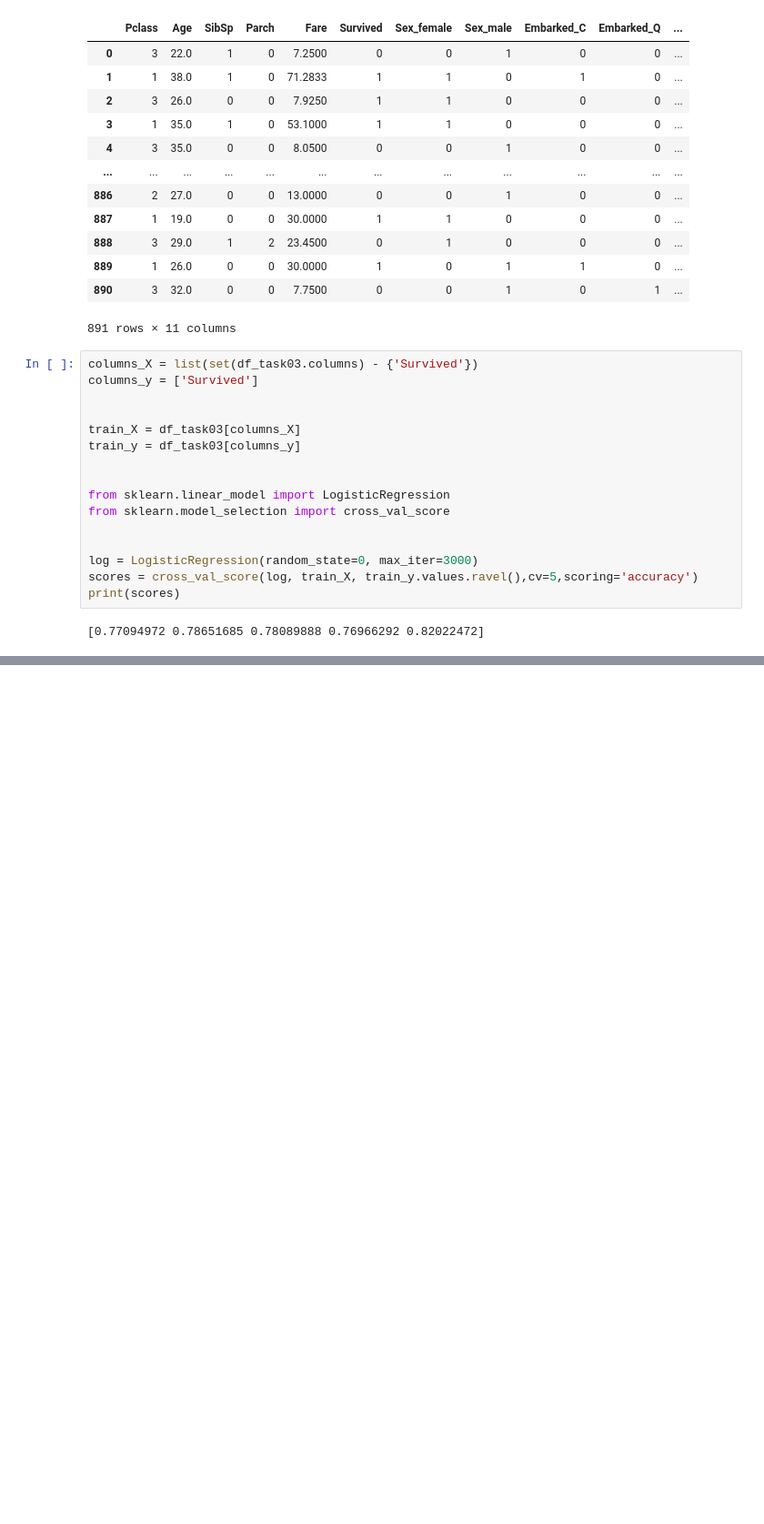
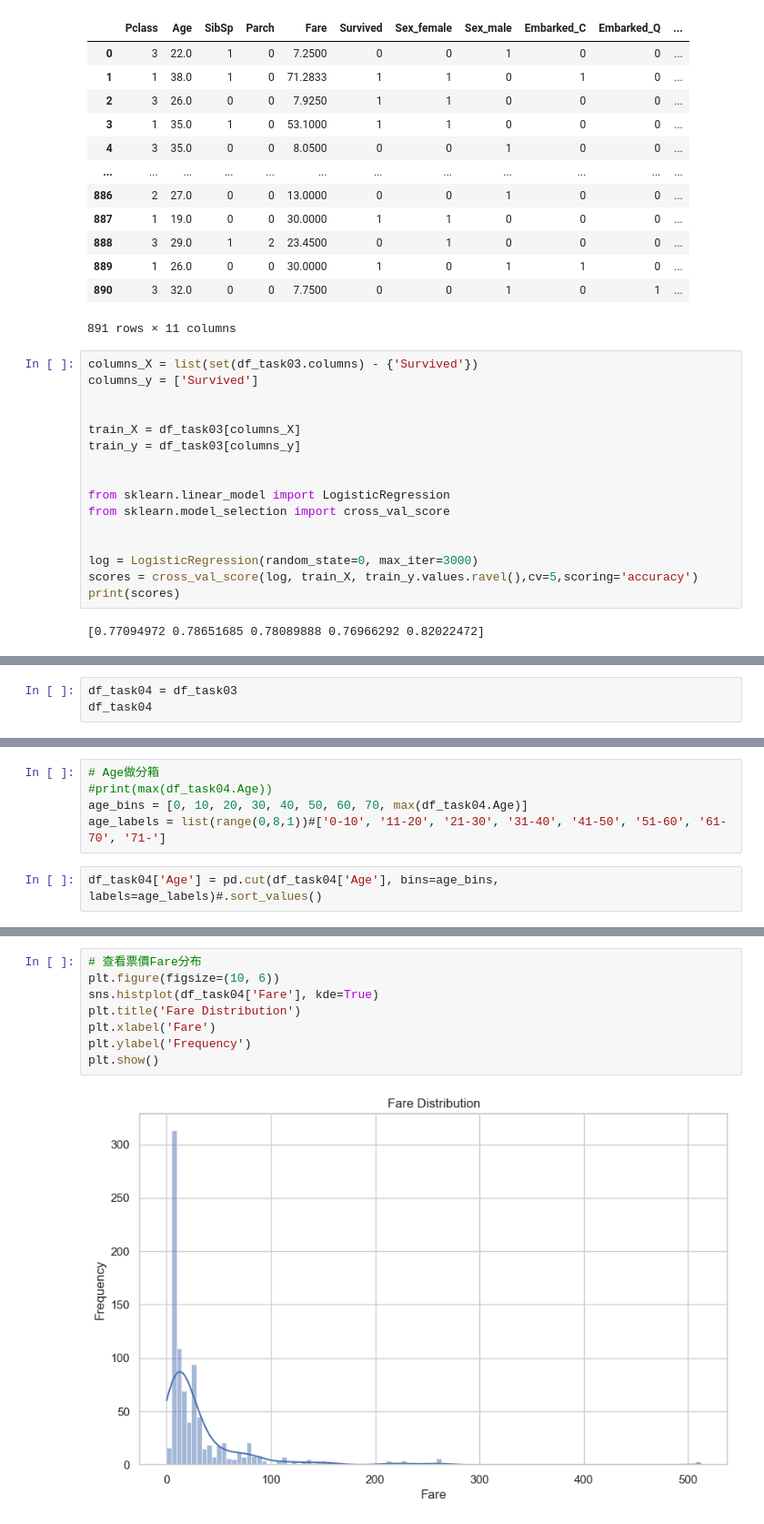
Before and after one commit to jonathanjyu/Projects, a Jupyter notebook: Titanic_Analysis/Titanic_Analysis.ipynb, the cells around one changed output, grey strips where cells are left out. Shown at 91% size. Cells and saved outputs as stored; diff of their text form; blank space fills up the shorter version.

Commit message:
HW-Task04

```diff
--- a/Titanic_Analysis/Titanic_Analysis.ipynb
+++ b/Titanic_Analysis/Titanic_Analysis.ipynb
@@ -231,0 +258,3 @@ print(scores)
+# %%
+df_task04 = df_task03
+df_task04
@@ -231,0 +275,7 @@ print(scores)
+# %%
+# Age做分箱
+#print(max(df_task04.Age))
+age_bins = [0, 10, 20, 30, 40, 50, 60, 70, max(df_task04.Age)]
+age_labels = list(range(0,8,1))#['0-10', '11-20', '21-30', '31-40', '41-50', '51-60', '61-70', '71-']
+# %%
+df_task04['Age'] = pd.cut(df_task04['Age'], bins=age_bins, labels=age_labels)#.sort_values()
@@ -231,0 +298,10 @@ print(scores)
+# %%
+# 查看票價Fare分布
+plt.figure(figsize=(10, 6))
+sns.histplot(df_task04['Fare'], kde=True)
+plt.title('Fare Distribution')
+plt.xlabel('Fare')
+plt.ylabel('Frequency')
+plt.show()
+# %% [output]
+[figure, added]
```
Also changed, not shown: parts of 12 cells of this notebook.
